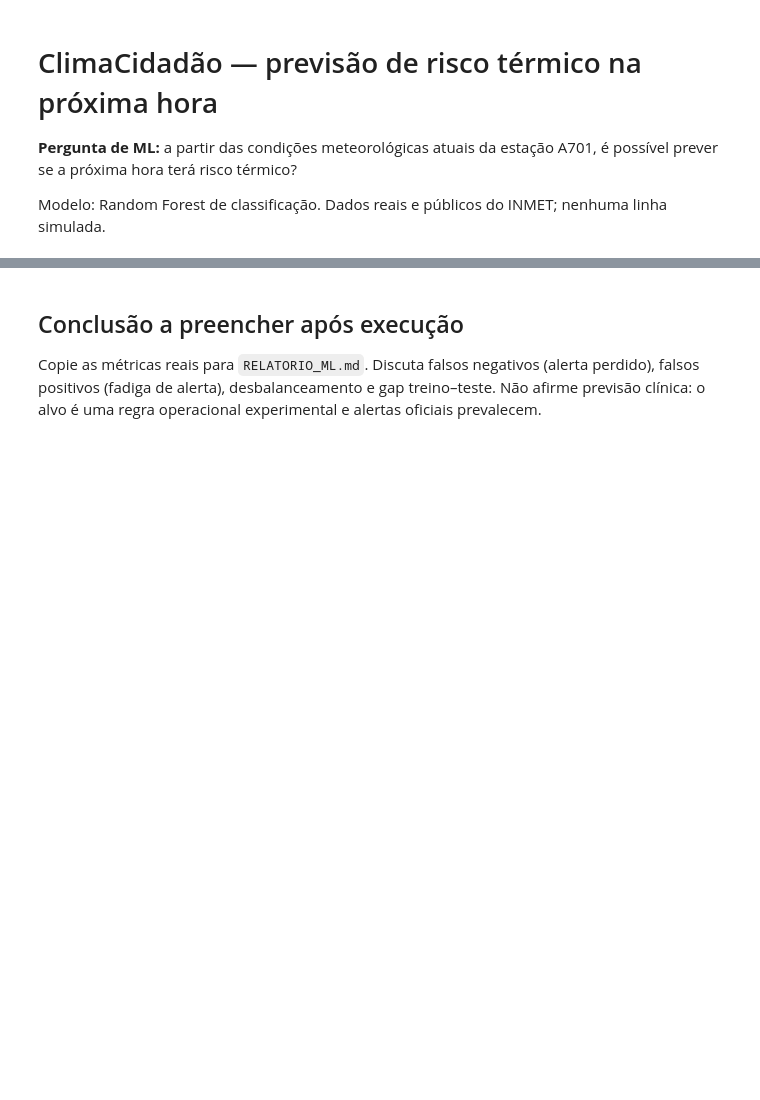
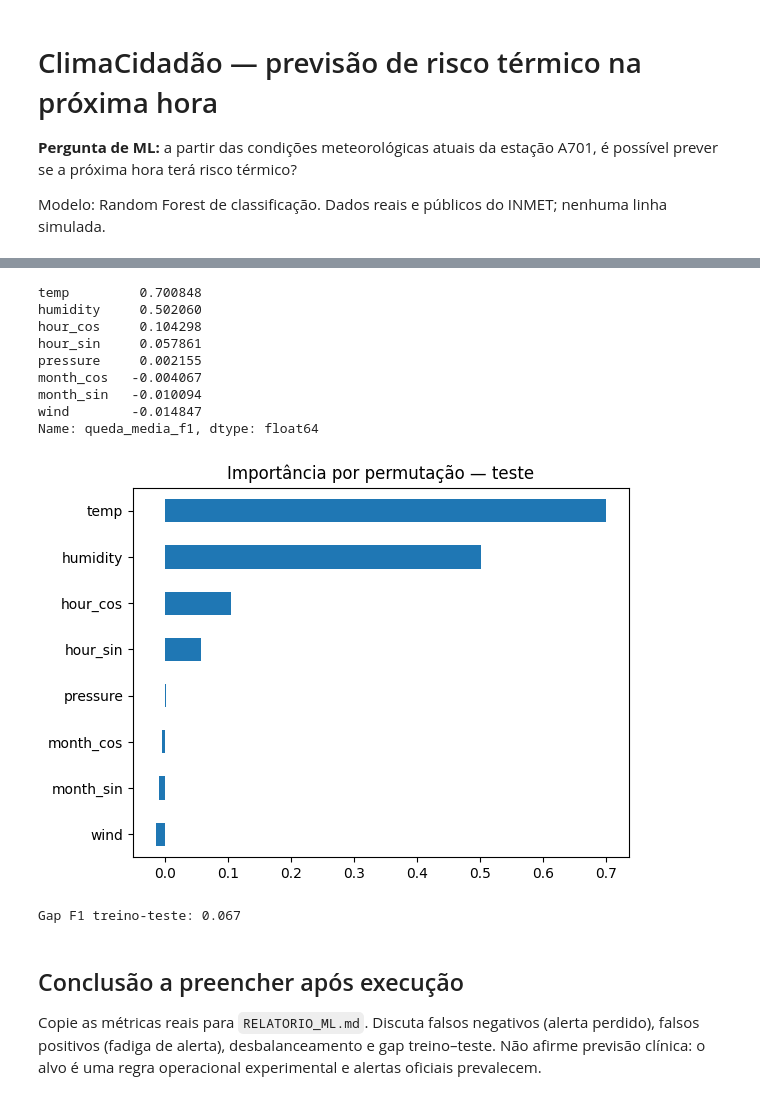
Before and after one commit to MateussantosVSr3/gshumana, a Jupyter notebook: ml/clima_cidadao.ipynb, the cells around one changed output, grey strips where cells are left out. Saved outputs shown, nothing was run; the diff lists cells and outputs as text; code cells hidden in the pictures; blank space fills up the shorter version.

```diff
--- a/ml/clima_cidadao.ipynb
+++ b/ml/clima_cidadao.ipynb
@@ -17,7 +17,7 @@ from sklearn.inspection import permutation_importance
 RANDOM_STATE = 42
 pd.set_option('display.max_columns', 50)
 # %%
-files = sorted(Path('dados').glob('*.CSV')) + sorted(Path('dados').glob('*.csv'))
+files = sorted(p for p in Path('dados').iterdir() if p.is_file() and p.suffix.lower() == '.csv')
 assert files, 'Baixe e extraia os CSVs oficiais conforme dados/README.md'
 print('Arquivos:', len(files))
 for p in files: print(p.name, hashlib.sha256(p.read_bytes()).hexdigest()[:16])
@@ -40,8 +51,8 @@ df=pd.DataFrame({'date':raw[date_col], 'hour':raw[hour_col], 'temp':raw[temp_col
 for c in ['temp','humidity','pressure','wind']: df[c]=pd.to_numeric(df[c],errors='coerce').replace(9999,np.nan)
 df['datetime']=pd.to_datetime(df['date'].astype(str)+' '+df['hour'].astype(str).str.extract(r'(\d{2})',expand=False)+':00',errors='coerce',utc=True)
 df=df.dropna().sort_values('datetime').drop_duplicates('datetime').reset_index(drop=True)
-# Alvo pedagógico: próxima hora com temperatura >=32 C e umidade >=60%, proxy operacional definido pela equipe.
-df['target']=((df['temp'].shift(-1)>=32)&(df['humidity'].shift(-1)>=60)).astype(int)
+# Alvo operacional: próxima hora com temperatura >=30 C. O limiar representa calor elevado e mantém casos positivos nos blocos temporais.
+df['target']=(df['temp'].shift(-1)>=30).astype(int)
 df=df.iloc[:-1].copy()
 df['hour_sin']=np.sin(2*np.pi*df.datetime.dt.hour/24); df['hour_cos']=np.cos(2*np.pi*df.datetime.dt.hour/24)
 df['month_sin']=np.sin(2*np.pi*df.datetime.dt.month/12); df['month_cos']=np.cos(2*np.pi*df.datetime.dt.month/12)
@@ -56,6 +84,7 @@ print('Treino',train.datetime.min(),train.datetime.max(),len(train)); print('Tes
 # %%
 params={'n_estimators':[100,200,300,500], 'max_depth':[4,8,12,None], 'min_samples_leaf':[1,2,5,10]} # 3 hiperparâmetros
-search=RandomizedSearchCV(RandomForestClassifier(class_weight='balanced',random_state=RANDOM_STATE,n_jobs=-1), params, n_iter=10, scoring='f1', cv=TimeSeriesSplit(5), random_state=RANDOM_STATE, n_jobs=-1, return_train_score=True)
+# Três blocos expansivos preservam a ordem temporal e contêm positivos em todas as validações.
+search=RandomizedSearchCV(RandomForestClassifier(class_weight='balanced',random_state=RANDOM_STATE,n_jobs=-1), params, n_iter=10, scoring='f1', cv=TimeSeriesSplit(3), random_state=RANDOM_STATE, n_jobs=-1, return_train_score=True)
 search.fit(X_train,y_train)
 print('Melhores parâmetros:',search.best_params_,'CV F1:',search.best_score_)
 results=pd.DataFrame(search.cv_results_).sort_values('rank_test_score')
@@ -70,7 +125,21 @@ sns.heatmap(confusion_matrix(y_test,pred),annot=True,fmt='d',cmap='Blues'); plt.
 # %%
 importance=permutation_importance(model,X_test,y_test,n_repeats=10,random_state=RANDOM_STATE,scoring='f1')
-pd.Series(importance.importances_mean,index=features).sort_values().plot.barh(title='Importância por permutação — teste'); plt.show()
+importance_series=pd.Series(importance.importances_mean,index=features).sort_values()
+display(importance_series.sort_values(ascending=False).rename('queda_media_f1'))
+importance_series.plot.barh(title='Importância por permutação — teste'); plt.show()
 print('Gap F1 treino-teste:',round(summary.loc[0,'f1']-summary.loc[1,'f1'],3))
+# %% [output]
+temp         0.700848
+humidity     0.502060
+hour_cos     0.104298
+hour_sin     0.057861
+pressure     0.002155
+month_cos   -0.004067
+month_sin   -0.010094
+wind        -0.014847
+Name: queda_media_f1, dtype: float64
+[figure, added]
+Gap F1 treino-teste: 0.067
 # %% [markdown]
 ## Conclusão a preencher após execução
 
```
Also changed, not shown: parts of 5 cells of this notebook, 34 other files.
